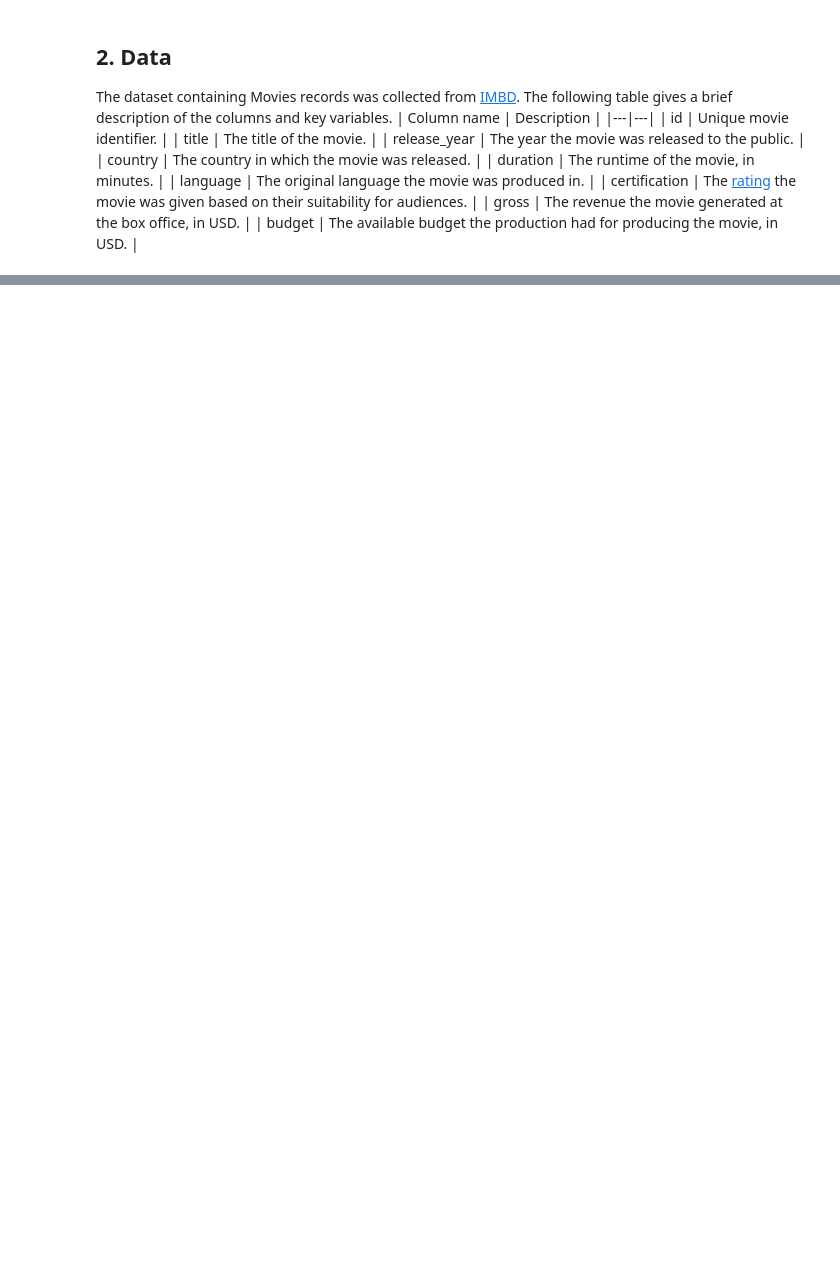
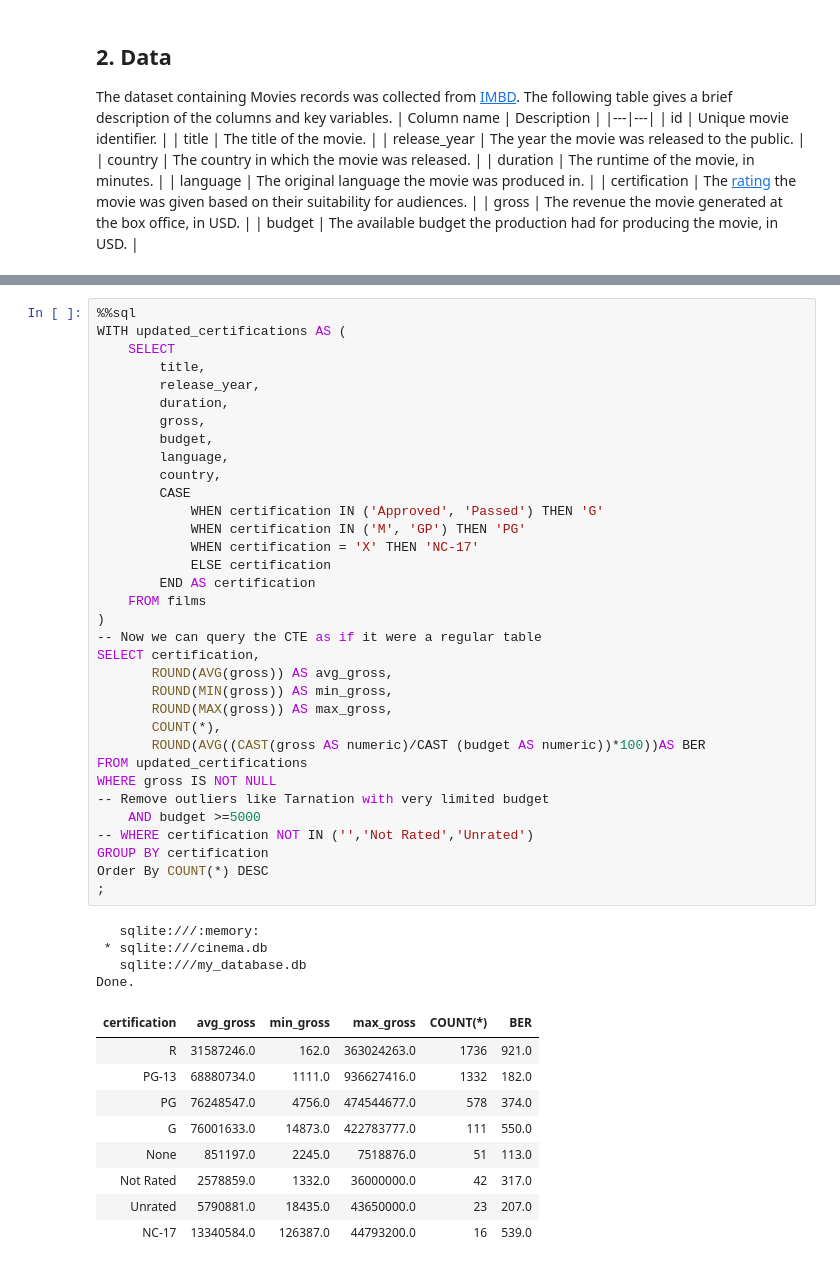
Before and after one commit to jshahna/Successful-Hollywood-Movies, a Jupyter notebook: Successful-Hollywood-Movies.ipynb, the cells around one changed output, grey strips where cells are left out. Saved outputs shown, nothing was run; the diff lists cells and outputs as text; blank space fills up the shorter version.

```diff
--- a/Successful-Hollywood-Movies.ipynb
+++ b/Successful-Hollywood-Movies.ipynb
@@ -33,0 +265,48 @@ SyntaxError: invalid syntax (1564898380.py, line 1)
+# %%
+%%sql
+WITH updated_certifications AS (
+    SELECT
+        title,
+        release_year,
+        duration,
+        gross,
+        budget,
+        language,
+        country,
+        CASE
+            WHEN certification IN ('Approved', 'Passed') THEN 'G'
+            WHEN certification IN ('M', 'GP') THEN 'PG'
+            WHEN certification = 'X' THEN 'NC-17'
+            ELSE certification
+        END AS certification
+    FROM films
+)
+-- Now we can query the CTE as if it were a regular table
+SELECT certification,
+	   ROUND(AVG(gross)) AS avg_gross,
+	   ROUND(MIN(gross)) AS min_gross,
+	   ROUND(MAX(gross)) AS max_gross,
+	   COUNT(*),
+	   ROUND(AVG((CAST(gross AS numeric)/CAST (budget AS numeric))*100))AS BER
+FROM updated_certifications
+WHERE gross IS NOT NULL
+-- Remove outliers like Tarnation with very limited budget
+	AND budget >=5000
+-- WHERE certification NOT IN ('','Not Rated','Unrated')
+GROUP BY certification
+Order By COUNT(*) DESC
+;
+# %% [output]
+   sqlite:///:memory:
+ * sqlite:///cinema.db
+   sqlite:///my_database.db
+Done.
+| certification | avg_gross | min_gross | max_gross | COUNT(*) | BER |
+| R | 31587246.0 | 162.0 | 363024263.0 | 1736 | 921.0 |
+| PG-13 | 68880734.0 | 1111.0 | 936627416.0 | 1332 | 182.0 |
+| PG | 76248547.0 | 4756.0 | 474544677.0 | 578 | 374.0 |
+| G | 76001633.0 | 14873.0 | 422783777.0 | 111 | 550.0 |
+| None | 851197.0 | 2245.0 | 7518876.0 | 51 | 113.0 |
+| Not Rated | 2578859.0 | 1332.0 | 36000000.0 | 42 | 317.0 |
+| Unrated | 5790881.0 | 18435.0 | 43650000.0 | 23 | 207.0 |
+| NC-17 | 13340584.0 | 126387.0 | 44793200.0 | 16 | 539.0 |
```
Also changed, not shown: parts of 29 cells of this notebook, 1 other file.
